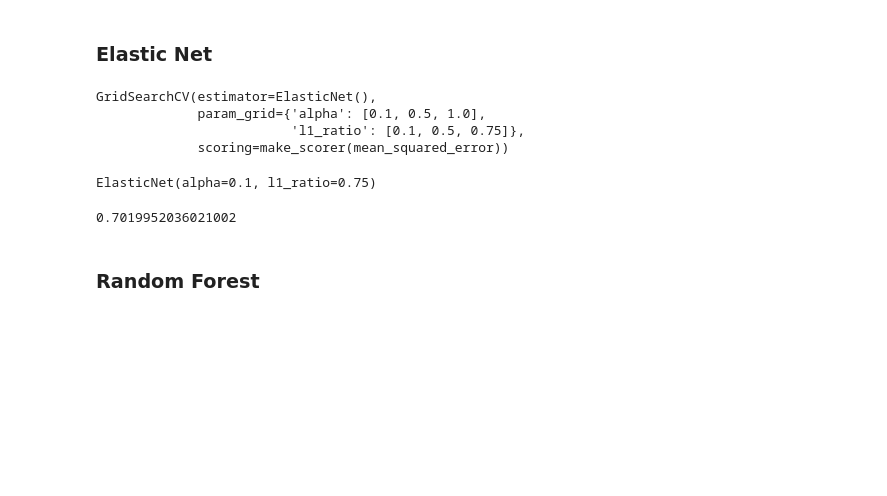
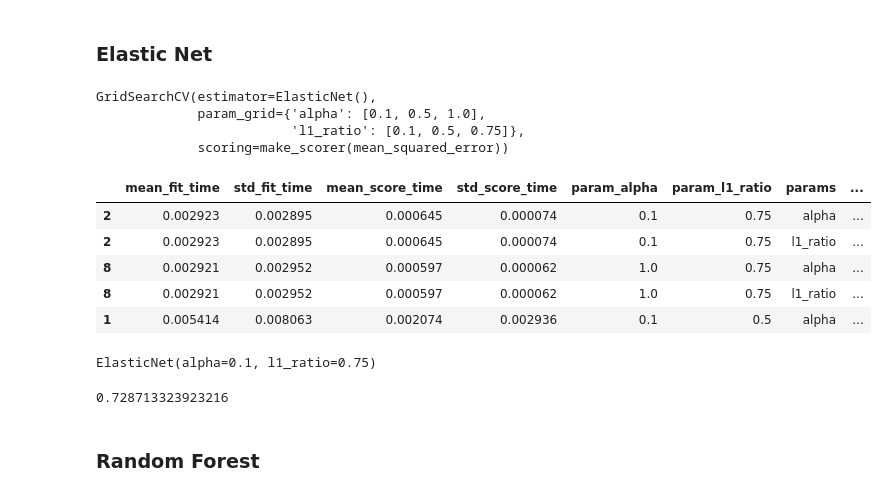
Before and after one commit to SDS-AAU/SDS-master, a Jupyter notebook: courses/ds4b-m1-6-sml/notebooks/s1-sml-intro.ipynb, the cells around one changed output. Cells and saved outputs as stored; diff of their text form; code cells hidden in the pictures; blank space fills up the shorter version.

```diff
--- a/courses/ds4b-m1-6-sml/notebooks/s1-sml-intro.ipynb
+++ b/courses/ds4b-m1-6-sml/notebooks/s1-sml-intro.ipynb
@@ -383,15 +401,26 @@ parameters_el = {'alpha':[0.1, 0.5, 1.0],
                  'l1_ratio':[0.1, 0.5, 0.75]}
 # %%
 # Perform grid search on the classifier using 'scorer' as the scoring method.
-grid_obj = GridSearchCV(model_el, parameters_el, scoring=scorer)
+grid_obj_el = GridSearchCV(model_el, parameters_el, scoring=scorer)
-# %%
-grid_obj
-# %% [output]
-GridSearchCV(estimator=ElasticNet(),
-             param_grid={'alpha': [0.1, 0.5, 1.0],
-                         'l1_ratio': [0.1, 0.5, 0.75]},
-             scoring=make_scorer(mean_squared_error))
+# %%
+grid_obj_el
+# %% [output]
+GridSearchCV(estimator=ElasticNet(),
+             param_grid={'alpha': [0.1, 0.5, 1.0],
+                         'l1_ratio': [0.1, 0.5, 0.75]},
+             scoring=make_scorer(mean_squared_error))
 # %%
-grid_fit = grid_obj.fit(X, y)
+grid_fit_el = grid_obj_el.fit(X, y)
+# %%
+cv_results_el = pd.DataFrame(grid_fit_el.cv_results_).sort_values(
+    "mean_test_score", ascending=False).explode('params')
+cv_results_el.head()
+# %% [output]
+|  | mean_fit_time | std_fit_time | mean_score_time | std_score_time | param_alpha | param_l1_ratio | params | ... |
+| 2 | 0.002923 | 0.002895 | 0.000645 | 0.000074 | 0.1 | 0.75 | alpha | ... |
+| 2 | 0.002923 | 0.002895 | 0.000645 | 0.000074 | 0.1 | 0.75 | l1_ratio | ... |
+| 8 | 0.002921 | 0.002952 | 0.000597 | 0.000062 | 1.0 | 0.75 | alpha | ... |
+| 8 | 0.002921 | 0.002952 | 0.000597 | 0.000062 | 1.0 | 0.75 | l1_ratio | ... |
+| 1 | 0.005414 | 0.008063 | 0.002074 | 0.002936 | 0.1 | 0.5 | alpha | ... |
 # %%
 # Get the estimator.
@@ -402,9 +431,9 @@ best_reg.fit(X_train, y_train)
 # %% [output]
 ElasticNet(alpha=0.1, l1_ratio=0.75)
-# %%
-best_reg.score(X_test, y_test)
-# %% [output]
-0.7019952036021002
+# %%
+best_reg_el.score(X_train, y_train)
+# %% [output]
+0.728713323923216
 # %% [markdown]
 ### Random Forest
 # %%
```
Also changed, not shown: parts of 61 cells of this notebook.
